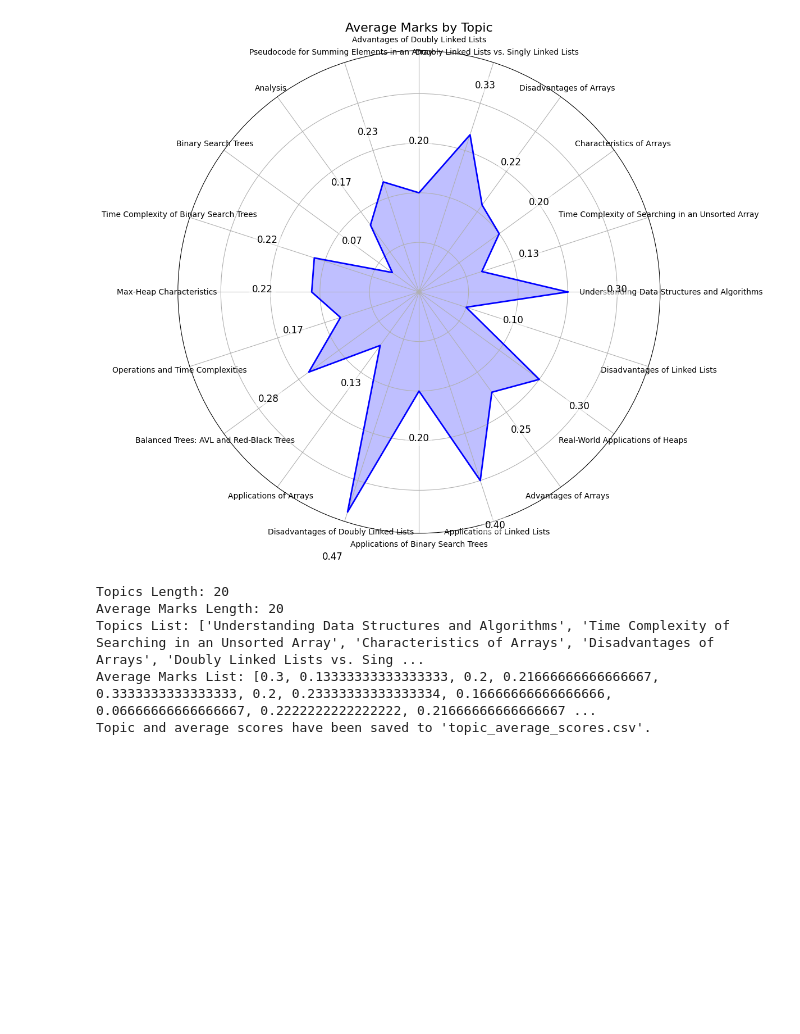
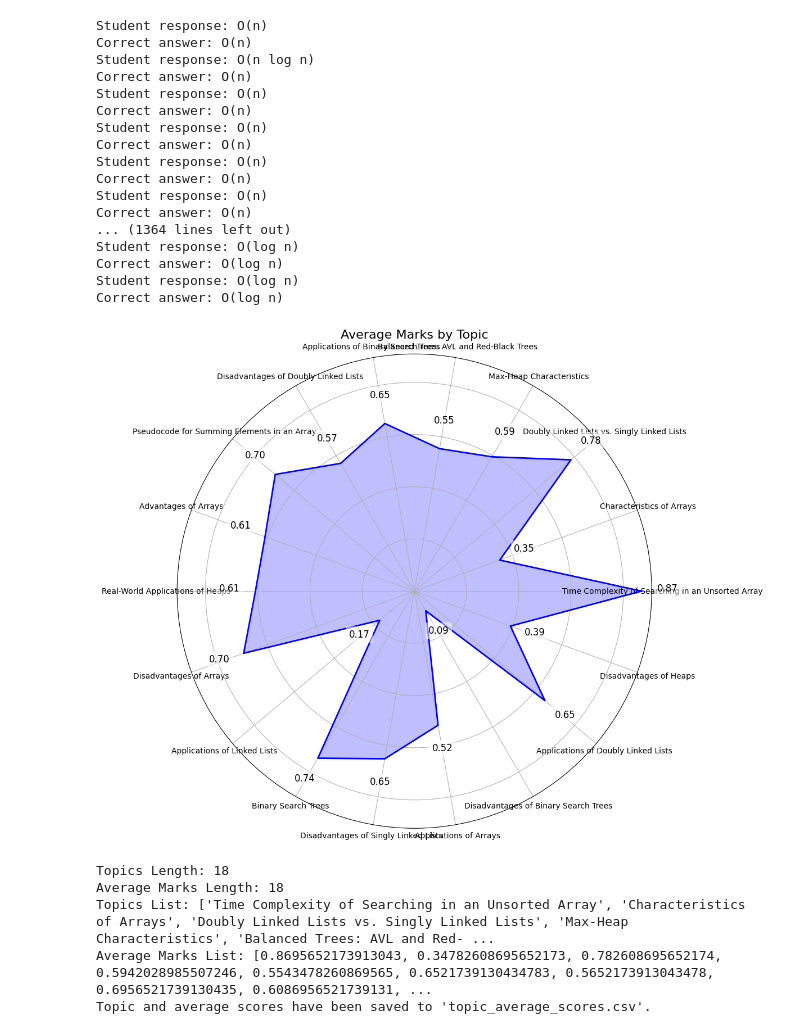
Before and after one commit to tanmaysingewar/Final_Year, a Jupyter notebook: module2_Quiz_Analysis.ipynb, the cells around one changed output. Cells and saved outputs as stored; diff of their text form; code cells hidden in the pictures; blank space fills up the shorter version.

```diff
--- a/module2_Quiz_Analysis.ipynb
+++ b/module2_Quiz_Analysis.ipynb
@@ -8,7 +6,7 @@ import numpy as np
 
 # Load the quiz and test response CSV files
 quiz_df = pd.read_csv('Module1_Notes_to_Quiz/quiz.csv')
-test_response_df = pd.read_csv('Module2_Quiz_Analysis/Test_Responce.csv')
+test_response_df = pd.read_csv('Module2_Quiz_Analysis/Q1-Test_Response.csv')
 
 
 # Initialize a dictionary to hold total marks and counts for each category
@@ -21,8 +19,11 @@ category_marks = {
 
 # Extract the categories and correct answers
 for _, row in quiz_df.iterrows():
-    question = row['Question']
+    question = row['Question'].strip()
     correct_answer = row['Correct Answer'].strip()
+
+    print(question)
+    # print(correct_answer)
 
     # Find the category based on the question text
     if '(Remembering)' in question:
@@ -36,10 +37,13 @@ for _, row in quiz_df.iterrows():
 
     # Check the answers in test_response_df
     for _, response in test_response_df.iterrows():
-        student_response = response[question].strip()
+        student_response = response[question]
 
         # Increment the total for the category regardless of the answer
         category_marks[category]['count'] += 1
+
+        print(student_response)
+        print(correct_answer)
 
         # Increment the total marks if the response is correct
         if student_response == correct_answer:
@@ -79,3 +83,5 @@ for i, value in enumerate(average_marks[:-1]):
 # Add a title
 plt.title('Average Marks by Category', size=15)
 plt.show()
+
+print(category_marks)
@@ -131,14 +157,14 @@ import re
 
 # Load the quiz and test response CSV files
 quiz_df = pd.read_csv('Module1_Notes_to_Quiz/quiz.csv')
-test_response_df = pd.read_csv('Module2_Quiz_Analysis/Test_Responce.csv')
+test_response_df = pd.read_csv('Module2_Quiz_Analysis/Q1-Test_Response.csv')
 
 # Initialize a dictionary to hold total marks and counts for each topic
 topic_marks = {}
 
 # Extract the topics and correct answers
 for _, row in quiz_df.iterrows():
-    question = row['Question']
+    question = row['Question'].strip()
     correct_answer = row['Correct Answer'].strip()
 
     # Extract the topic name dynamically (after the last category closing parenthesis)
@@ -154,10 +180,13 @@ for _, row in quiz_df.iterrows():
 
     # Check the answers in test_response_df
     for _, response in test_response_df.iterrows():
-        student_response = response[question].strip()
+        student_response = response[question]
 
         # Increment the total for the topic regardless of the answer
         topic_marks[topic]['count'] += 1
+
+        print(f"Student response: {student_response}")
+        print(f"Correct answer: {correct_answer}")
 
         # Increment the total marks if the response is correct
         if student_response == correct_answer:
@@ -173,34 +202,51 @@ for topic in topics:
         average = 0  # If no responses, average is 0
     average_marks.append(average)
 
 # Prepare data for the spider chart
 angles = np.linspace(0, 2 * np.pi, len(topics), endpoint=False).tolist()
 average_marks += average_marks[:1]  # Close the circle
 angles += angles[:1]
 
 # Create a spider chart
 fig, ax = plt.subplots(figsize=(12, 12), subplot_kw=dict(polar=True))
 ax.fill(angles, average_marks, color='blue', alpha=0.25)
 ax.plot(angles, average_marks, color='blue', linewidth=2)
 ax.set_yticklabels([])  # Hide radial ticks
 ax.set_xticks(angles[:-1])
 ax.set_xticklabels(topics, fontsize=10)
 
 # Add labels with the average marks, spaced out
 for i, value in enumerate(average_marks[:-1]):
     angle_rad = angles[i]
     # Adjust the label position to avoid overlap
     label_offset = 0.1  # Distance from the edge of the chart
     ax.text(angle_rad, value + label_offset, f"{value:.2f}",
             horizontalalignment='center', size=12,
             bbox=dict(facecolor='white', alpha=0.5, edgecolor='none'))
 
 # Add a title
 plt.title('Average Marks by Topic', fontsize=16)
 plt.tight_layout()
 plt.show()
 # %% [output]
+Student response: O(n)
+Correct answer: O(n)
+Student response: O(n log n)
+Correct answer: O(n)
+Student response: O(n)
+Correct answer: O(n)
+Student response: O(n)
+Correct answer: O(n)
+Student response: O(n)
+Correct answer: O(n)
+Student response: O(n)
+Correct answer: O(n)
+... (1364 lines left out)
+Student response: O(log n)
+Correct answer: O(log n)
+Student response: O(log n)
+Correct answer: O(log n)
-[figure, old version]
+[figure, new version]
 # %%
 # Calculate average marks for each topic
 average_marks = []
@@ -230,8 +276,8 @@ output_df = pd.DataFrame(output_data)
 output_df.to_csv('Module2_Quiz_Analysis/topic_average_scores.csv', index=False)
 print("Topic and average scores have been saved to 'topic_average_scores.csv'.")
 # %% [output]
-Topics Length: 20
-Average Marks Length: 20
-Topics List: ['Understanding Data Structures and Algorithms', 'Time Complexity of Searching in an Unsorted Array', 'Characteristics of Arrays', 'Disadvantages of Arrays', 'Doubly Linked Lists vs. Sing ...
-Average Marks List: [0.3, 0.13333333333333333, 0.2, 0.21666666666666667, 0.3333333333333333, 0.2, 0.23333333333333334, 0.16666666666666666, 0.06666666666666667, 0.2222222222222222, 0.21666666666666667 ...
+Topics Length: 18
+Average Marks Length: 18
+Topics List: ['Time Complexity of Searching in an Unsorted Array', 'Characteristics of Arrays', 'Doubly Linked Lists vs. Singly Linked Lists', 'Max-Heap Characteristics', 'Balanced Trees: AVL and Red- ...
+Average Marks List: [0.8695652173913043, 0.34782608695652173, 0.782608695652174, 0.5942028985507246, 0.5543478260869565, 0.6521739130434783, 0.5652173913043478, 0.6956521739130435, 0.6086956521739131, ...
 Topic and average scores have been saved to 'topic_average_scores.csv'.
```
Also changed, not shown: parts of 3 cells of this notebook, 9 other files.
